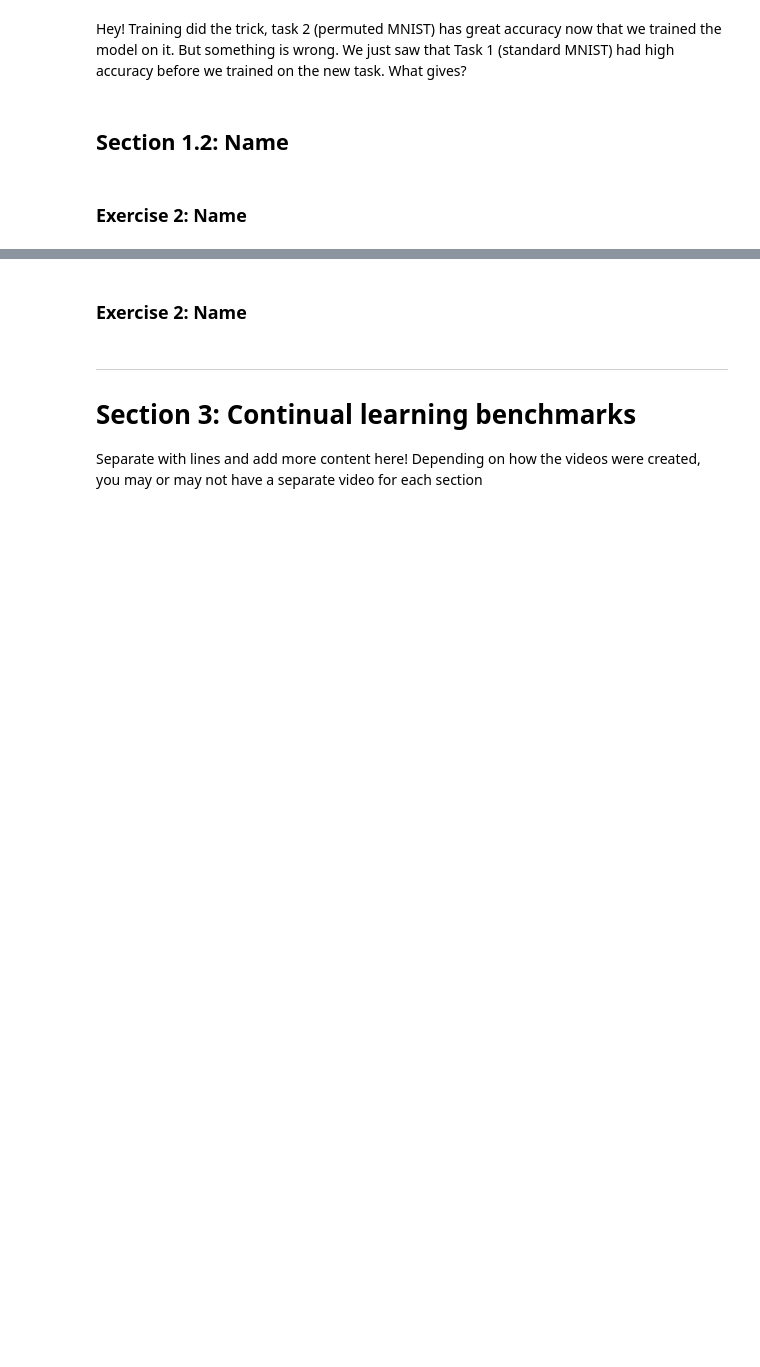
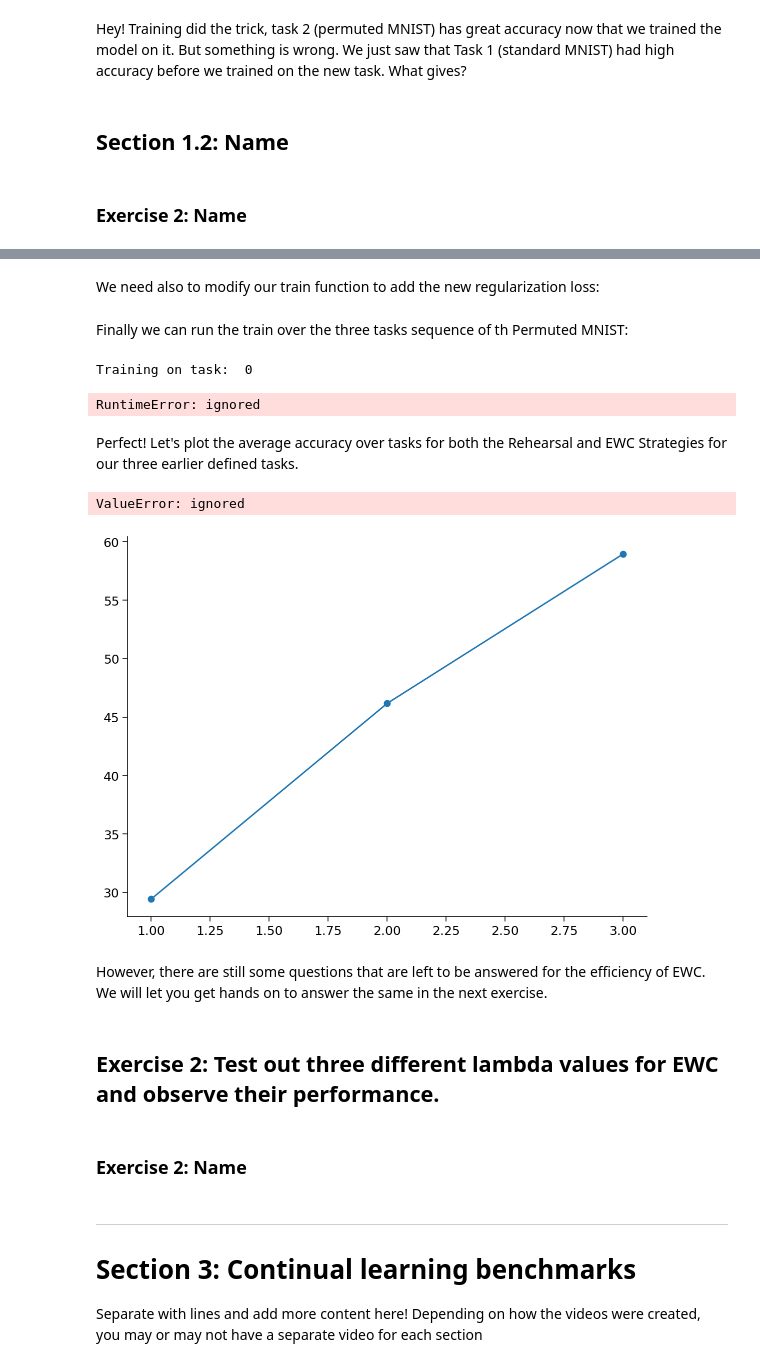
Before and after one commit to kwcooper/CL_neuromatch, a Jupyter notebook: continual_learning_neuromatch.ipynb, the cells around one changed output, grey strips where cells are left out. Cells and saved outputs as stored; diff of their text form; code cells hidden in the pictures; blank space fills up the shorter version.

```diff
--- a/continual_learning_neuromatch.ipynb
+++ b/continual_learning_neuromatch.ipynb
@@ -554,0 +588,3 @@ This exercise is in this section (not in a subsection) so has a level 2 header
+# %%
+model = Net().to(device)
+optimizer = optim.SGD(model.parameters(), lr=0.01, momentum=0.9)
@@ -554,0 +657,7 @@ This exercise is in this section (not in a subsection) so has a level 2 header
+# %%
+fisher_dict = {}
+optpar_dict = {}
+ewc_lambda = 0.4
+# %%
+model = Net().to(device)
+optimizer = optim.SGD(model.parameters(), lr=0.01, momentum=0.9)
@@ -554,0 +689,2 @@ This exercise is in this section (not in a subsection) so has a level 2 header
+# %% [markdown]
+We need also to modify our train function to add the new regularization loss:
@@ -555,3 +716,45 @@ This exercise is in this section (not in a subsection) so has a level 2 header
+# %% [markdown]
+Finally we can run the train over the three tasks sequence of th Permuted MNIST:
+# %%
+ewc_accs = []
+for id, task in enumerate(tasks):
+  avg_acc = 0
+  print("Training on task: ", id)
+
+  (x_train, t_train), _ = task
+
+  for epoch in range(1, 3):
+    train_ewc(model, device, id, x_train, t_train, optimizer, epoch)
+  on_task_update(id, x_train, t_train)
+
+  for id_test, task in enumerate(tasks):
+    print("Testing on task: ", id_test)
+    _, (x_test, t_test) = task
+    acc = test(model, device, x_test, t_test)
+    avg_acc = avg_acc + acc
+
+  print("Avg acc: ", avg_acc / 3)
+  ewc_accs.append(avg_acc / 3)
+# %% [output]
+Training on task:  0
+RuntimeError: ignored
+# %% [markdown]
+Perfect! Let's plot the average accuracy over tasks for both the Rehearsal and EWC Strategies for our three earlier defined tasks.
+# %%
+plt.plot([1, 2, 3], rehe_accs, '-o', label="Rehearsal")
+plt.plot([1, 2, 3], ewc_accs, '-o', label="EWC")
+plt.xlabel('Tasks Encountered', fontsize=14)
+plt.ylabel('Average Accuracy', fontsize=14)
+plt.title('CL Strategies Comparison on MNIST', fontsize=14);
+plt.xticks([1, 2, 3])
+plt.legend(prop={'size': 16});
+# %% [output]
+ValueError: ignored
+[figure, added]
+# %% [markdown]
+However, there are still some questions that are left to be answered for the efficiency of EWC. We will let you get hands on to answer the same in the next exercise.
+# %% [markdown]
+## Exercise 2: Test out three different lambda values for EWC and observe their performance.
 # %% [markdown]
 ### Exercise 2: Name
 # %% [markdown]
```
Also changed, not shown: parts of 27 cells of this notebook.
